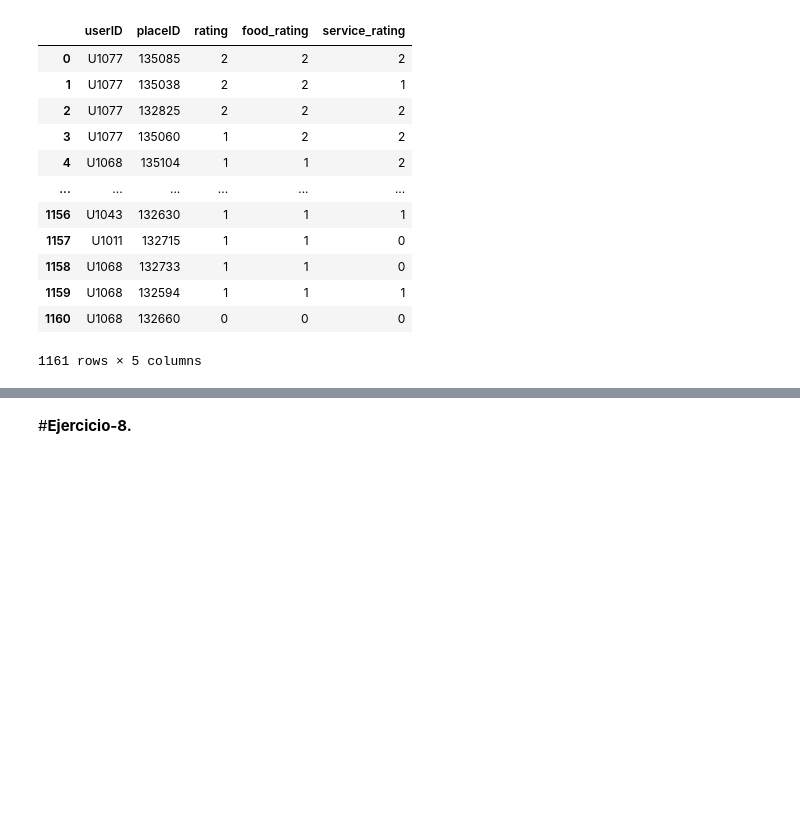
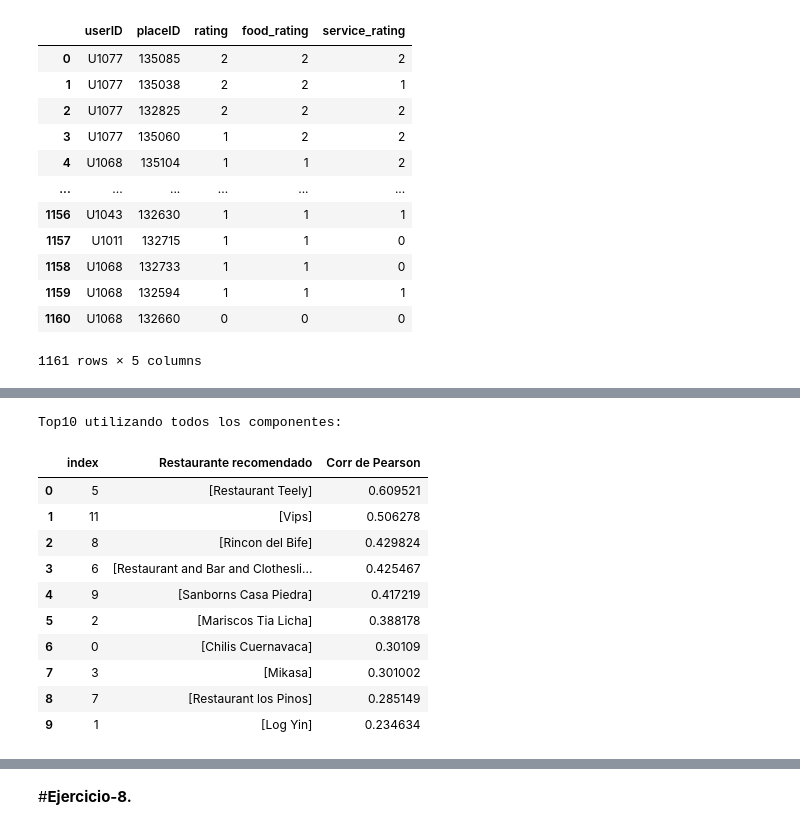
Before and after one commit to PosgradoMNA/iayaa-Equipo-25, a Jupyter notebook: MNA_IAyAA_semana_10_Actividad.ipynb, the cells around one changed output, grey strips where cells are left out. Saved outputs shown, nothing was run; the diff lists cells and outputs as text; code cells hidden in the pictures; blank space fills up the shorter version.

```diff
--- a/MNA_IAyAA_semana_10_Actividad.ipynb
+++ b/MNA_IAyAA_semana_10_Actividad.ipynb
@@ -773,0 +163,11 @@ Cantidad de información simplificada con los primeros 50 vectores singulares:
+# %%
+X_rating = dfrating.T
+X_rating.shape
+
+#Utilizando todos los componentes
+num_svw = 137
+
+SVD_rating = TruncatedSVD(n_components=num_svw, random_state=1)
+
+resultant_matrix_rating = SVD_rating.fit_transform(X_rating)
+resultant_matrix_rating.shape
@@ -773,0 +184,41 @@ Cantidad de información simplificada con los primeros 50 vectores singulares:
+# %%
+corrMxw = np.corrcoef(resultant_matrix_rating, )
+me_gusta = "Subway"
+
+names = dfrating.columns
+names_list = list(names)
+id_megusta = names_list.index(me_gusta)
+
+corr_recomienda = corrMxw[id_megusta]
+
+
+RecomendationsMatrix = [[],[]]
+
+for x in range(0,len(names)):
+    if corr_recomienda[x] > .20:
+        RecomendationsMatrix[0].append([names_list[x]])
+        RecomendationsMatrix[1].append((corr_recomienda[x]))
+
+Recomendationsdf = pd.DataFrame(RecomendationsMatrix).T
+Recomendationsdf.columns = ['Restaurante recomendado', 'Corr de Pearson']
+Recomendationsdf
+
+Top10df = Recomendationsdf.sort_values(by='Corr de Pearson', ascending=False)
+#Top10df['Corr de Pearson'] = Top10df['Corr de Pearson'].astype(float)
+Top10df = Top10df.loc[(Top10df['Corr de Pearson'] < 1)].head(10)
+Top10df.reset_index(inplace=True)
+print("Top10 utilizando todos los componentes:")
+Top10df
+# %% [output]
+Top10 utilizando todos los componentes:
+|  | index | Restaurante recomendado | Corr de Pearson |
+| 0 | 5 | [Restaurant Teely] | 0.609521 |
+| 1 | 11 | [Vips] | 0.506278 |
+| 2 | 8 | [Rincon del Bife] | 0.429824 |
+| 3 | 6 | [Restaurant and Bar and Clothesli... | 0.425467 |
+| 4 | 9 | [Sanborns Casa Piedra] | 0.417219 |
+| 5 | 2 | [Mariscos Tia Licha] | 0.388178 |
+| 6 | 0 | [Chilis Cuernavaca] | 0.30109 |
+| 7 | 3 | [Mikasa] | 0.301002 |
+| 8 | 7 | [Restaurant los Pinos] | 0.285149 |
+| 9 | 1 | [Log Yin] | 0.234634 |
```
Also changed, not shown: parts of 61 cells of this notebook, 1 other file.
